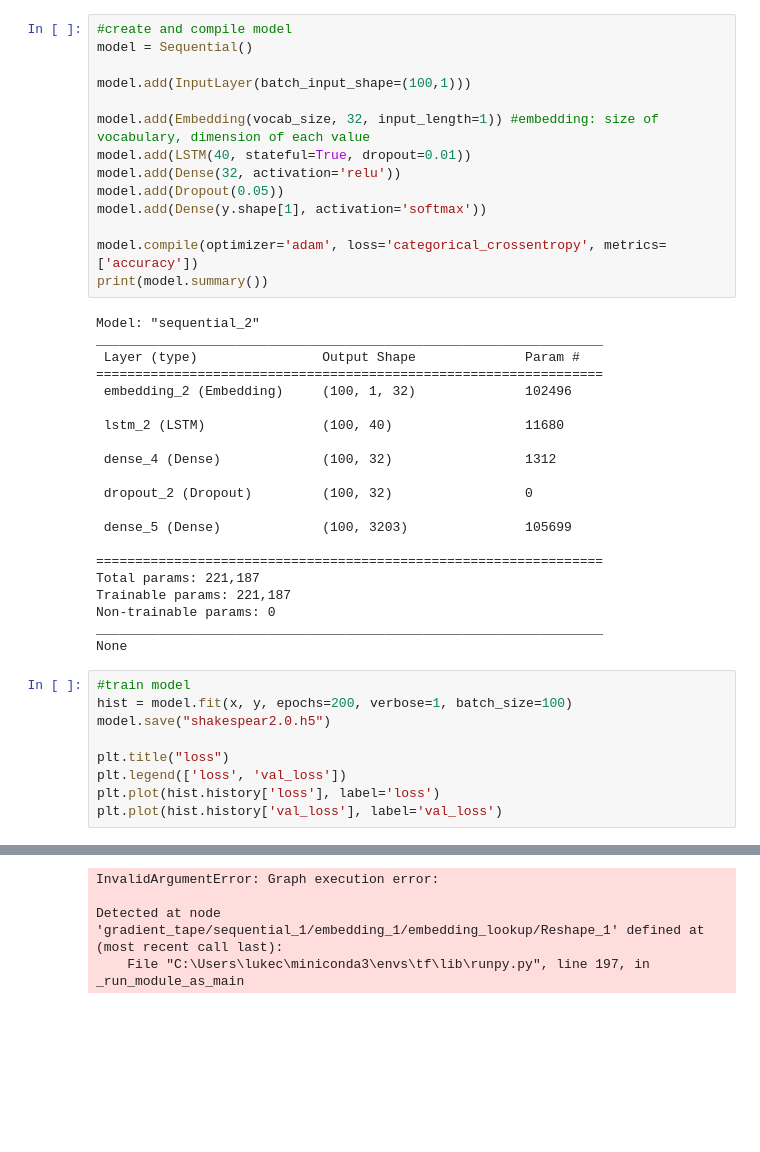
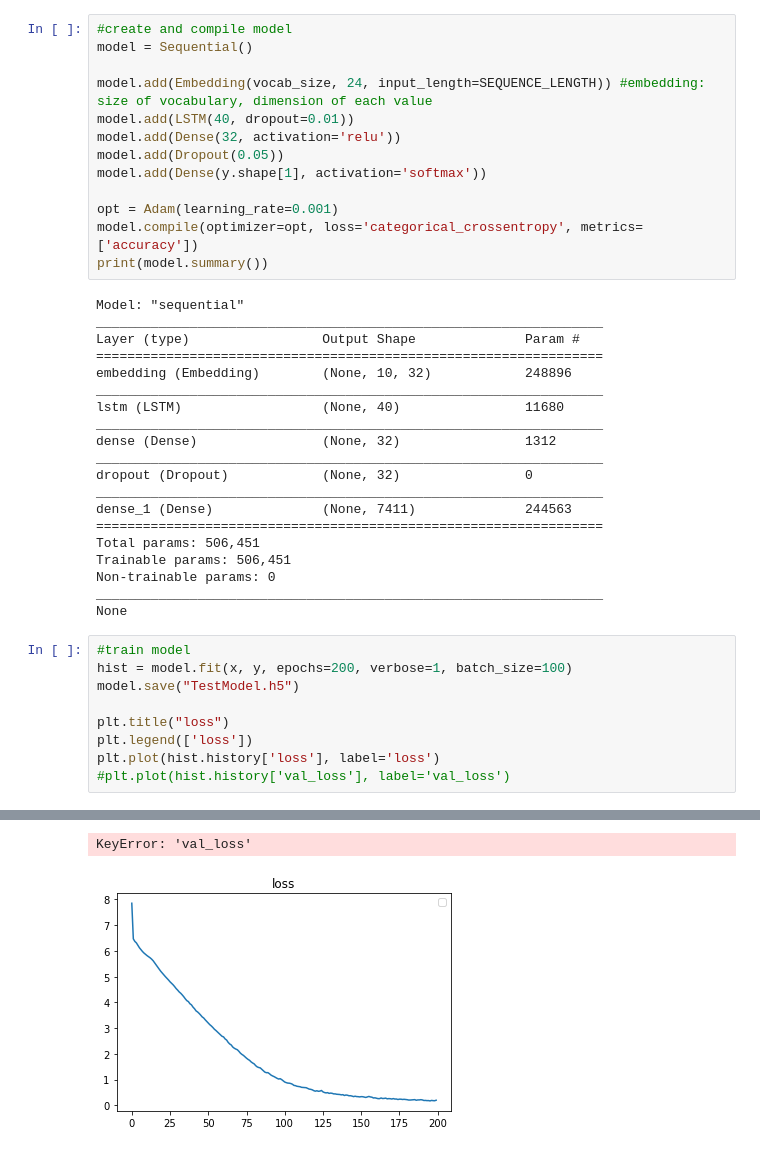
Before and after one commit to rohsaurus/AI-Shakespeare-Story-Generation, a Jupyter notebook: Text Generator.ipynb, the cells around one changed output, grey strips where cells are left out. Saved outputs shown, nothing was run; the diff lists cells and outputs as text; blank space fills up the shorter version.

Commit message:
Test model loss below 100%

```diff
--- a/Text Generator.ipynb
+++ b/Text Generator.ipynb
@@ -70,45 +101,43 @@ vocab_size = len(words)
 #create and compile model
 model = Sequential()
 
-model.add(InputLayer(batch_input_shape=(100,1)))
-
-model.add(Embedding(vocab_size, 32, input_length=1)) #embedding: size of vocabulary, dimension of each value
-model.add(LSTM(40, stateful=True, dropout=0.01))
+model.add(Embedding(vocab_size, 24, input_length=SEQUENCE_LENGTH)) #embedding: size of vocabulary, dimension of each value
+model.add(LSTM(40, dropout=0.01))
 model.add(Dense(32, activation='relu'))
 model.add(Dropout(0.05))
 model.add(Dense(y.shape[1], activation='softmax'))
 
-model.compile(optimizer='adam', loss='categorical_crossentropy', metrics=['accuracy'])
+opt = Adam(learning_rate=0.001)
+model.compile(optimizer=opt, loss='categorical_crossentropy', metrics=['accuracy'])
 print(model.summary())
 # %% [output]
-Model: "sequential_2"
+Model: "sequential"
 _________________________________________________________________
- Layer (type)                Output Shape              Param #
+Layer (type)                 Output Shape              Param #
 =================================================================
- embedding_2 (Embedding)     (100, 1, 32)              102496
-
- lstm_2 (LSTM)               (100, 40)                 11680
-
- dense_4 (Dense)             (100, 32)                 1312
-
- dropout_2 (Dropout)         (100, 32)                 0
-
- dense_5 (Dense)             (100, 3203)               105699
-
+embedding (Embedding)        (None, 10, 32)            248896
+_________________________________________________________________
+lstm (LSTM)                  (None, 40)                11680
+_________________________________________________________________
+dense (Dense)                (None, 32)                1312
+_________________________________________________________________
+dropout (Dropout)            (None, 32)                0
+_________________________________________________________________
+dense_1 (Dense)              (None, 7411)              244563
 =================================================================
-Total params: 221,187
-Trainable params: 221,187
+Total params: 506,451
+Trainable params: 506,451
 Non-trainable params: 0
 _________________________________________________________________
 None
 # %%
 #train model
 hist = model.fit(x, y, epochs=200, verbose=1, batch_size=100)
-model.save("shakespear2.0.h5")
+model.save("TestModel.h5")
 
 plt.title("loss")
-plt.legend(['loss', 'val_loss'])
+plt.legend(['loss'])
 plt.plot(hist.history['loss'], label='loss')
-plt.plot(hist.history['val_loss'], label='val_loss')
+#plt.plot(hist.history['val_loss'], label='val_loss')
 # %% [output]
 Epoch 1/200
@@ -115,7 +160,5 @@ Epoch 1/200
-InvalidArgumentError: Graph execution error:
-
-Detected at node 'gradient_tape/sequential_1/embedding_1/embedding_lookup/Reshape_1' defined at (most recent call last):
-    File "C:\Users\lukec\miniconda3\envs\tf\lib\runpy.py", line 197, in _run_module_as_main
+KeyError: 'val_loss'
+[figure, added]
 # %%
 #test model
 sample_length = 100
```
Also changed, not shown: parts of 4 cells of this notebook, 4 other files.
